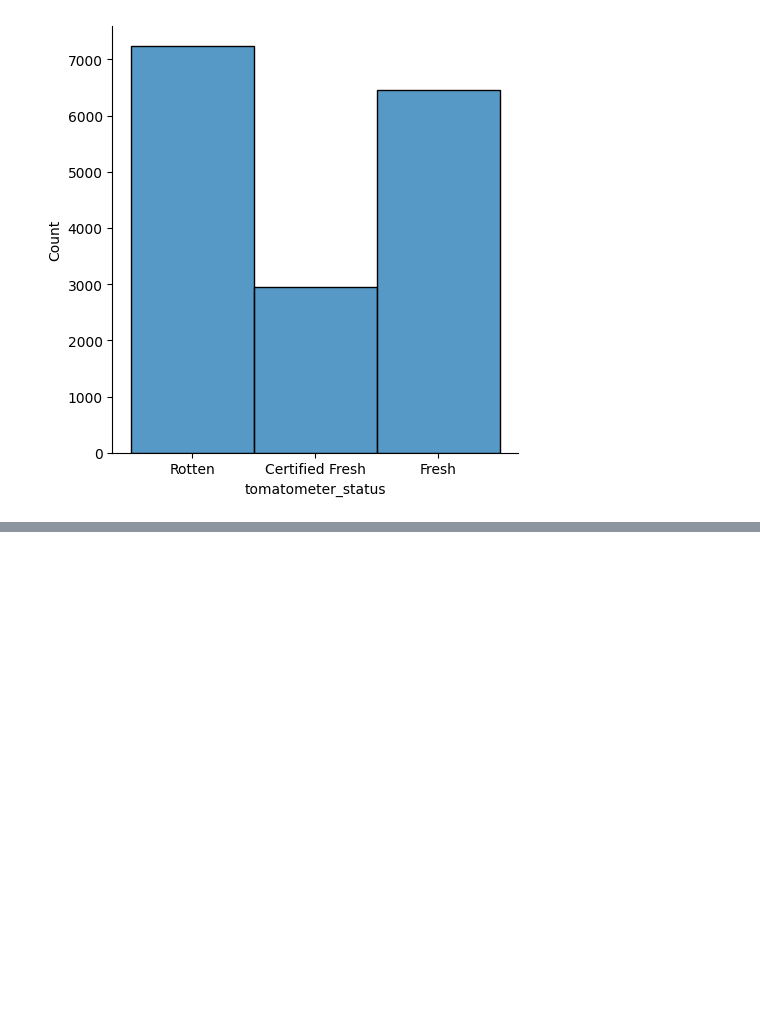
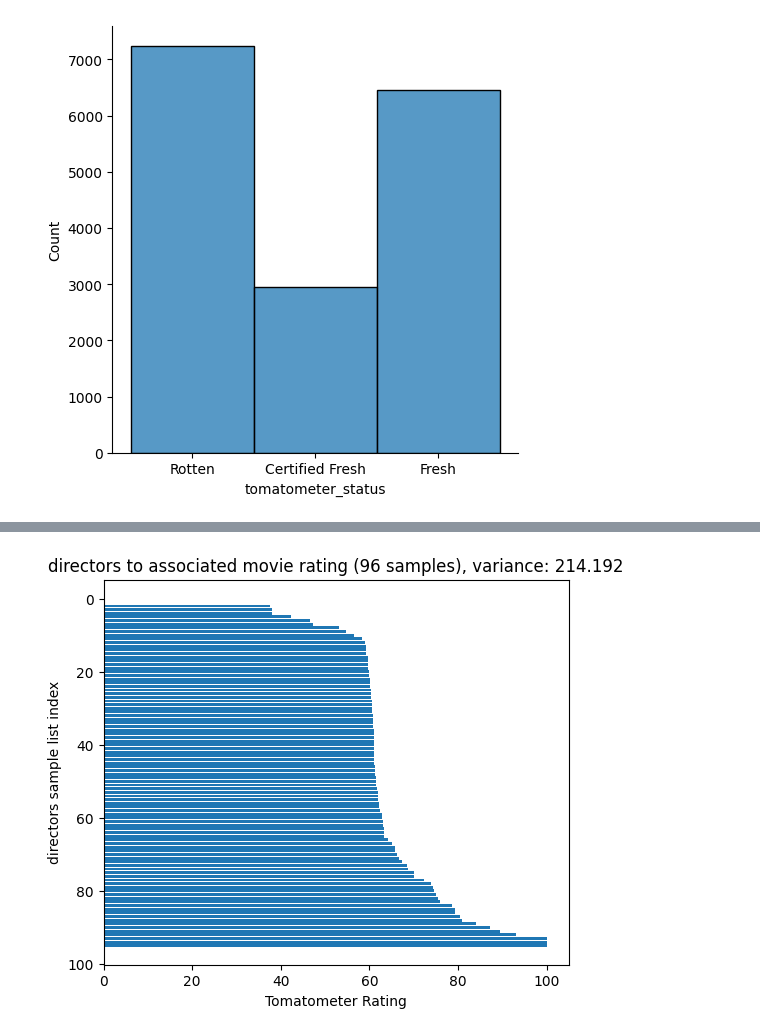
Before and after one commit to ducdamchi/ml-film-metadata, a Jupyter notebook: preprocessing.ipynb, the cells around one changed output, grey strips where cells are left out. Drawn from its saved outputs; the diff is of its cells as text; code cells hidden in the pictures; blank space fills up the shorter version.

```diff
--- a/preprocessing.ipynb
+++ b/preprocessing.ipynb
@@ -212,0 +188,4 @@ generate_list(df, 'genre')
+# %%
+generate_list(df, 'directors')
+# %% [output]
+[figure, added]
```
Also changed, not shown: parts of 10 cells of this notebook, 1 other file.
